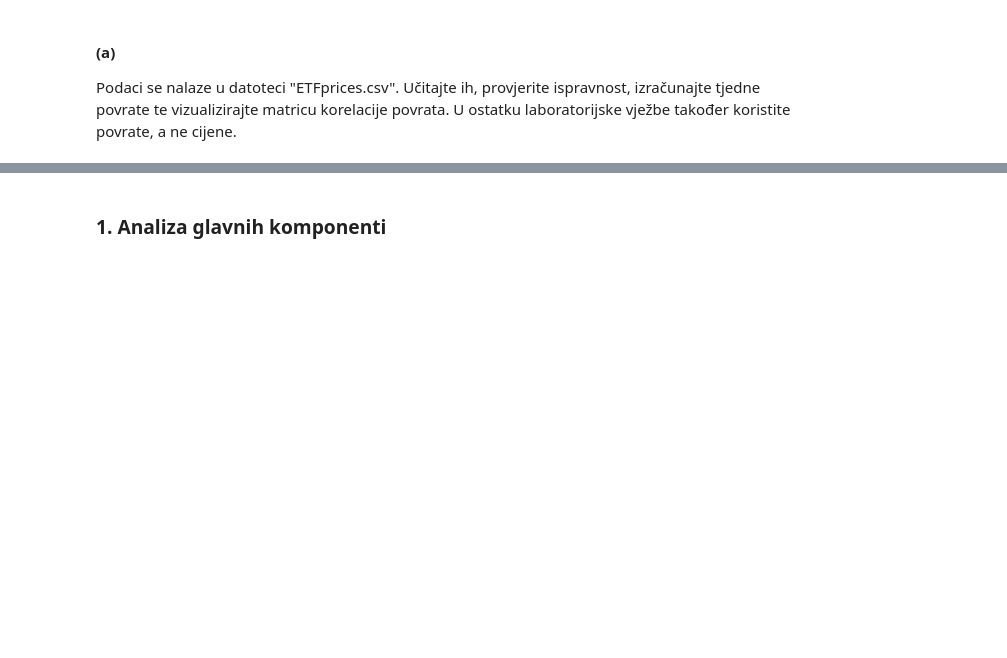
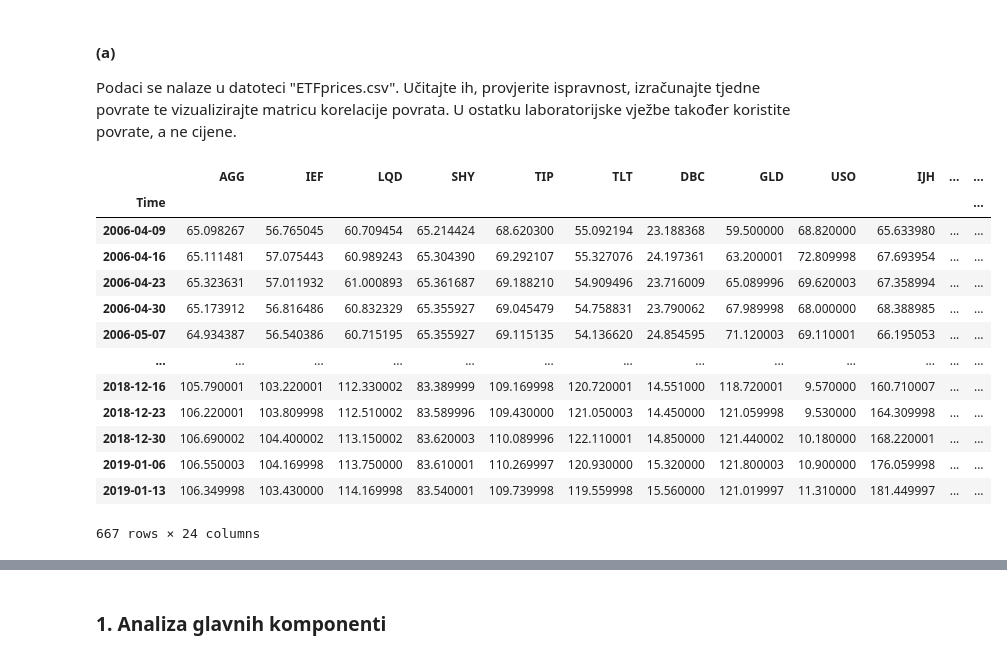
Before and after one commit to sskender/multivariate-data-analysis, a Jupyter notebook: 2023/lab2/SVEN_SKENDER_0036507654.ipynb, the cells around one changed output, grey strips where cells are left out. Cells and saved outputs as stored; diff of their text form; code cells hidden in the pictures; blank space fills up the shorter version.

```diff
--- a/2023/lab2/SVEN_SKENDER_0036507654.ipynb
+++ b/2023/lab2/SVEN_SKENDER_0036507654.ipynb
@@ -61,0 +68,17 @@ Podaci se nalaze u datoteci "ETFprices.csv". Učitajte ih, provjerite ispravnost
+# %%
+df
+# %% [output]
+|  | AGG | IEF | LQD | SHY | TIP | TLT | DBC | GLD | USO | IJH | ... | ... |
+| Time |  |  |  |  |  |  |  |  |  |  |  | ... |
+| 2006-04-09 | 65.098267 | 56.765045 | 60.709454 | 65.214424 | 68.620300 | 55.092194 | 23.188368 | 59.500000 | 68.820000 | 65.633980 | ... | ... |
+| 2006-04-16 | 65.111481 | 57.075443 | 60.989243 | 65.304390 | 69.292107 | 55.327076 | 24.197361 | 63.200001 | 72.809998 | 67.693954 | ... | ... |
+| 2006-04-23 | 65.323631 | 57.011932 | 61.000893 | 65.361687 | 69.188210 | 54.909496 | 23.716009 | 65.089996 | 69.620003 | 67.358994 | ... | ... |
+| 2006-04-30 | 65.173912 | 56.816486 | 60.832329 | 65.355927 | 69.045479 | 54.758831 | 23.790062 | 67.989998 | 68.000000 | 68.388985 | ... | ... |
+| 2006-05-07 | 64.934387 | 56.540386 | 60.715195 | 65.355927 | 69.115135 | 54.136620 | 24.854595 | 71.120003 | 69.110001 | 66.195053 | ... | ... |
+| ... | ... | ... | ... | ... | ... | ... | ... | ... | ... | ... | ... | ... |
+| 2018-12-16 | 105.790001 | 103.220001 | 112.330002 | 83.389999 | 109.169998 | 120.720001 | 14.551000 | 118.720001 | 9.570000 | 160.710007 | ... | ... |
+| 2018-12-23 | 106.220001 | 103.809998 | 112.510002 | 83.589996 | 109.430000 | 121.050003 | 14.450000 | 121.059998 | 9.530000 | 164.309998 | ... | ... |
+| 2018-12-30 | 106.690002 | 104.400002 | 113.150002 | 83.620003 | 110.089996 | 122.110001 | 14.850000 | 121.440002 | 10.180000 | 168.220001 | ... | ... |
+| 2019-01-06 | 106.550003 | 104.169998 | 113.750000 | 83.610001 | 110.269997 | 120.930000 | 15.320000 | 121.800003 | 10.900000 | 176.059998 | ... | ... |
+| 2019-01-13 | 106.349998 | 103.430000 | 114.169998 | 83.540001 | 109.739998 | 119.559998 | 15.560000 | 121.019997 | 11.310000 | 181.449997 | ... | ... |
+667 rows × 24 columns
```
Also changed, not shown: parts of 6 cells of this notebook.
